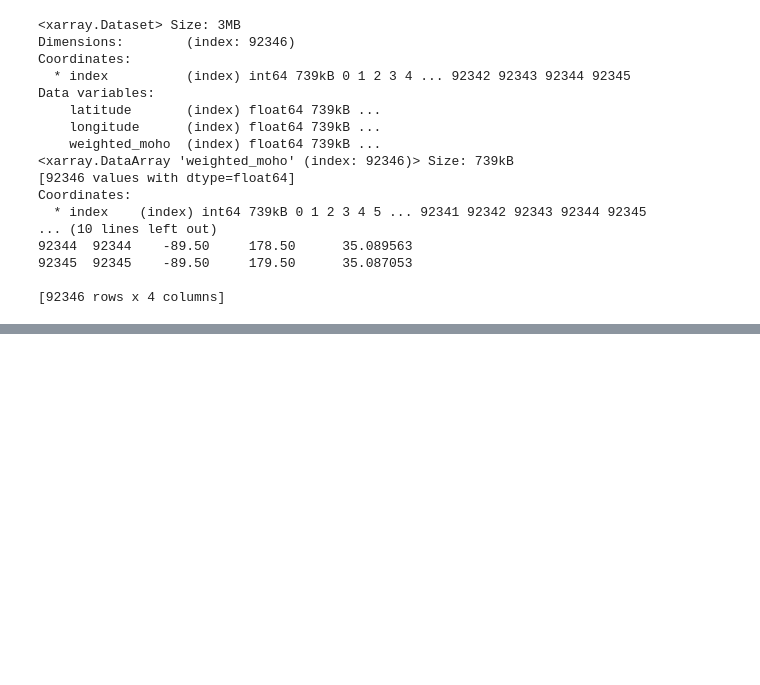
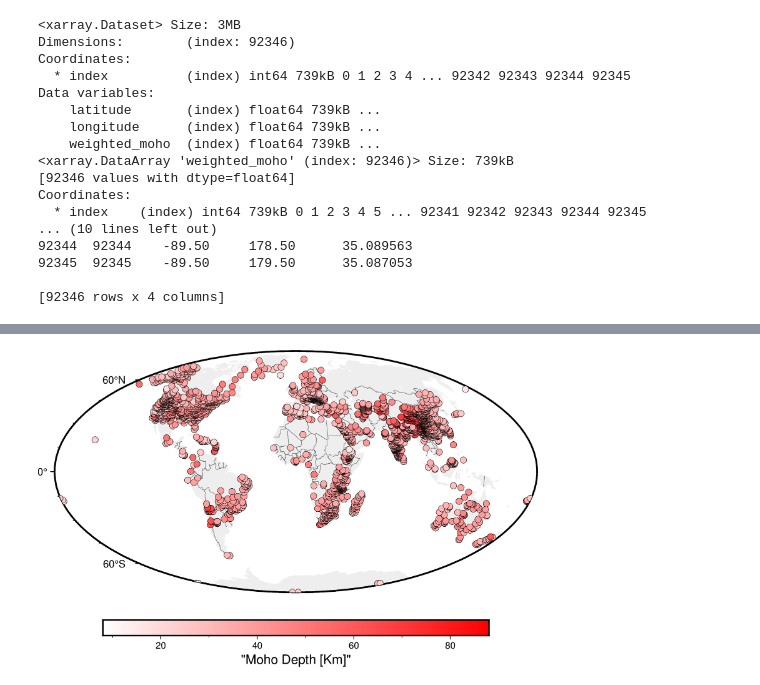
Before and after one commit to AmitavaDutta/Global_moho_compilation, a Jupyter notebook: dup_check.ipynb, the cells around one changed output, grey strips where cells are left out. Saved outputs shown, nothing was run; the diff lists cells and outputs as text; code cells hidden in the pictures; blank space fills up the shorter version.

Commit message:
Grid has been made for Moho, Updates required: refine the interpolation for creating final grid, add sediments, gravity data using tesseroid in harmonica_fatiando_a_terra

```diff
--- a/dup_check.ipynb
+++ b/dup_check.ipynb
@@ -119,0 +171,13 @@ Coordinates:
+# %%
+# Find all duplicated (Lat, Long) pairs (keep=False marks all occurrences as True)
+duplicated_coords = data_eq[data_eq.duplicated(subset=["Lat", "Long"], keep=False)]
+
+# Sort to ensure repeated coordinate rows are together
+duplicated_coords = duplicated_coords.sort_values(by=["Lat", "Long"]).reset_index(drop=True)
+
+# Display the repeated coordinate rows
+
+# Save the repeated coordinate rows to a CSV file
+output_path = r"\Amitava\Projects\Spline_Moho\repeat\repeated_lat_long_pairs.csv"
+duplicated_coords.to_csv(output_path, index=False)
+duplicated_coords
@@ -119,0 +198,30 @@ Coordinates:
+# %%
+import pygmt
+region = [-180, 180, -90, 90]
+fig = pygmt.Figure()
+# Add a basemap with the data region, Mercator projection, default frame
+# and ticks, color in the continents, and display national borders
+fig.coast(
+    region=region, projection="W15c", frame="af",
+    land="#eeeeee", borders="1/#666666", area_thresh=1e4,
+)
+# Create a colormap for the Moho Depth
+pygmt.makecpt(
+    cmap="polar+h",
+    series=[duplicated_coords.Moho_km.min(), duplicated_coords.Moho_km.max()],
+    #series = [data.iloc[:, 5].min(), data.iloc[:, 5].max()],
+)
+# Plot colored points for the velocities
+fig.plot(
+    x=duplicated_coords.Long,
+    y=duplicated_coords.Lat,
+    fill=duplicated_coords.Moho_km,
+    style="c0.2c",
+    cmap=True,
+    pen="0.001p,black",
+)
+# Add a colorbar with automatic frame and ticks and a label
+fig.colorbar(frame='af+l"Moho Depth [Km]"')
+fig.show()
+# %% [output]
+[figure, added]
```
Also changed, not shown: parts of 5 cells of this notebook, 18 other files.
